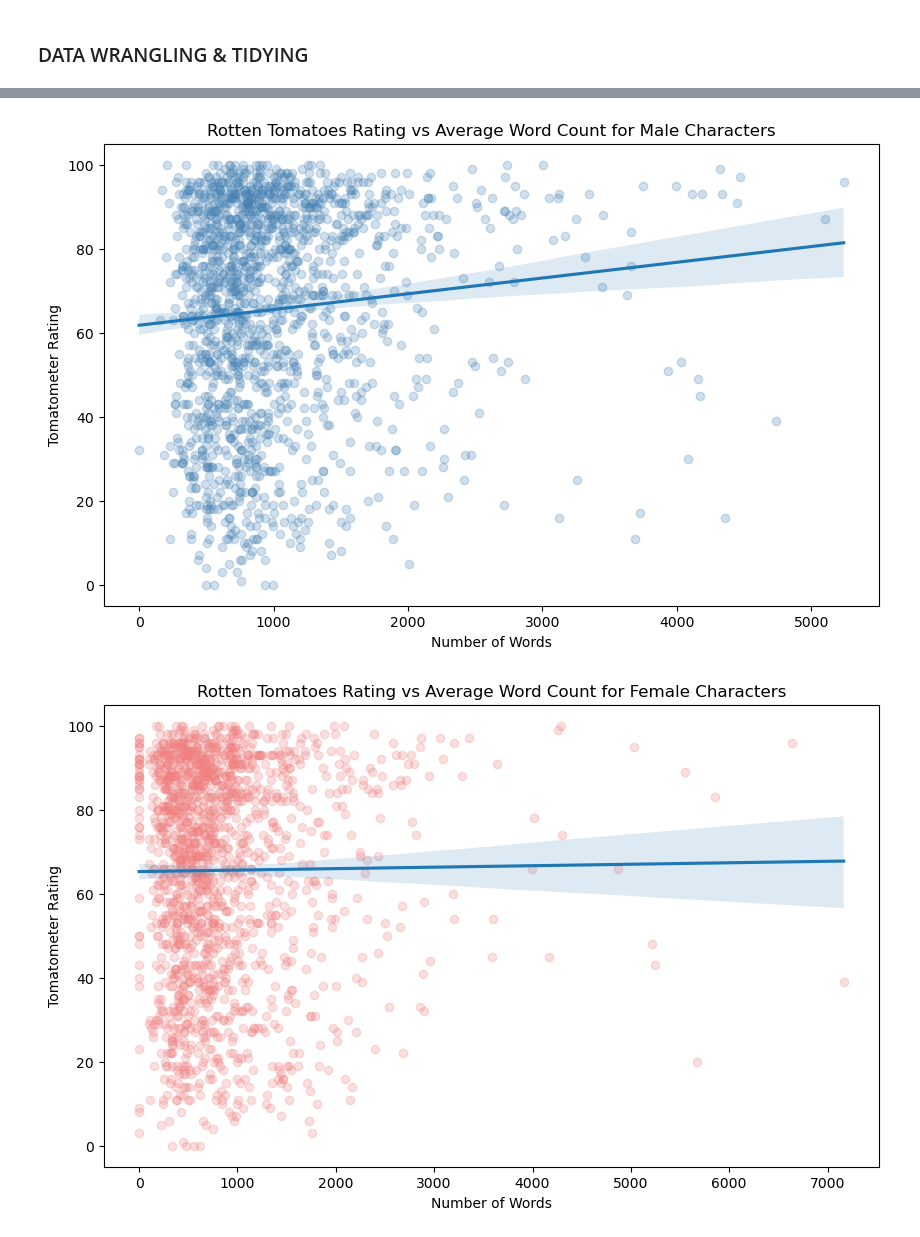
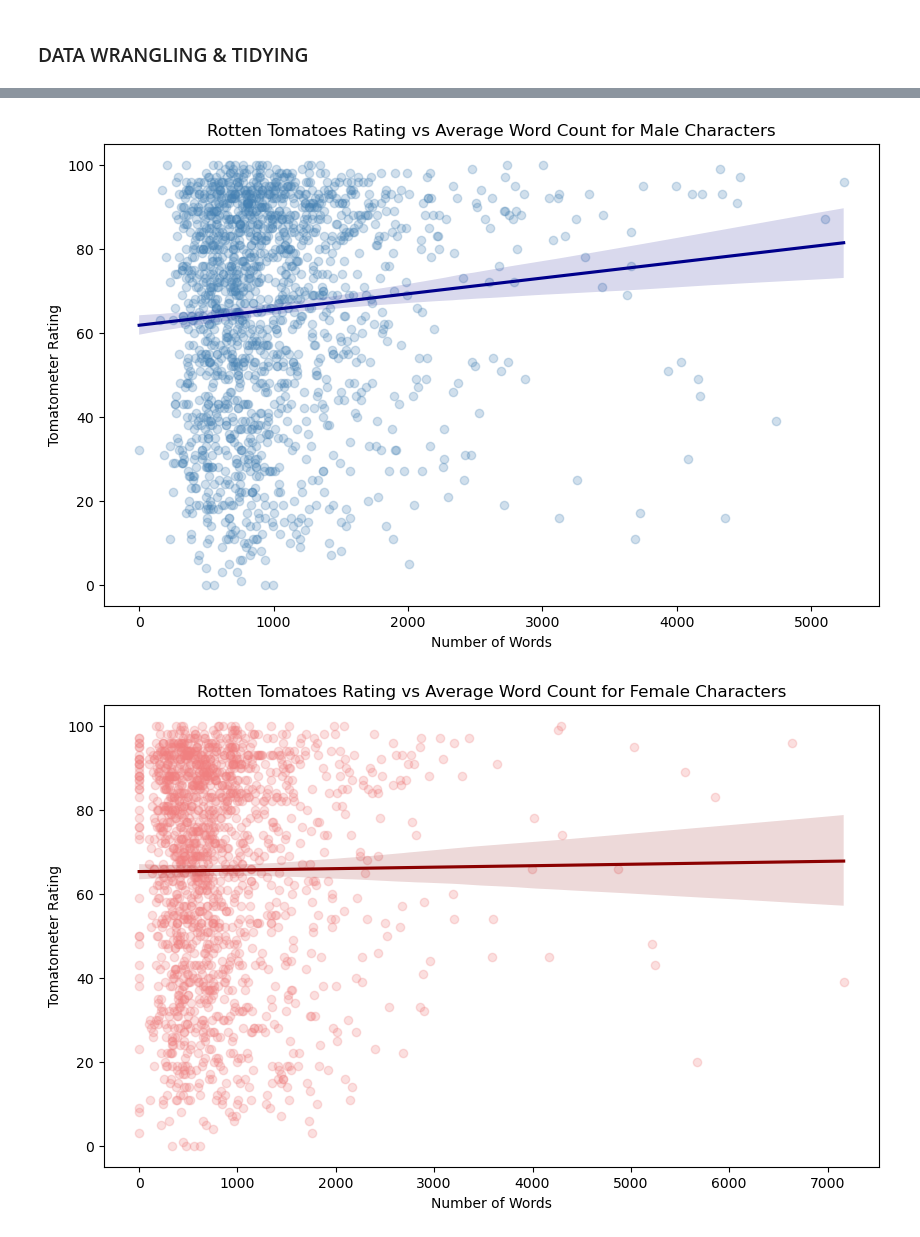
Before and after one commit to stephbc/DATA698_MastersResearchProject, a Jupyter notebook: data1.ipynb, the cells around one changed output, grey strips where cells are left out. Saved outputs shown, nothing was run; the diff lists cells and outputs as text; code cells hidden in the pictures.

```diff
--- a/data1.ipynb
+++ b/data1.ipynb
@@ -65,19 +68,22 @@ pd.set_option("future.no_silent_downcasting", True)
 ### IMPORTS
 # %%
 # The Pudding's script gender analysis dataset:
-
 gender_data = pd.read_csv("pudding/character_list5.csv", header=0, encoding="latin-1")
 script_metadata = pd.read_csv("pudding/meta_data7.csv", header=0, encoding="latin-1")
 
-gender_raw = gender_data.merge(script_metadata, how="left", on="script_id")
+# Merge for movie data
+gender_raw = pd.merge(gender_data, script_metadata, how="left", on="script_id")
 gender = gender_raw[["imdb_character_name", "words", "gender", "age", "title", "year"]].copy()
 
+# Clean
 gender.loc[:, "title"] = gender["title"].str.replace(r'[^A-Za-z0-9 ]', '', regex=True).str.lower().str.strip()
 
+# Handle missing data
 gender["gender"] = gender["gender"].replace("?", np.nan)
 gender["gender"] = gender["gender"].astype("category")
+
+# print(gender["gender"].isnull().sum())
 gender = gender.dropna(subset=["gender"])
-# print(gender["gender"].isnull().sum())
 
 gender = gender.rename(columns={"imdb_character_name": "character"})
 
@@ -125,15 +132,16 @@ dtypes: bool(1), category(1), int64(1), object(1)
 memory usage: 275.5+ KB
 None
 # %%
-# Rotten Tomatoes dataset
+# Rotten Tomatoes dataset:
+rt_raw = pd.read_csv("rt/rotten_tomatoes_movies.csv", header=0)
+rt = rt_raw[["tomatometer_rating", "tomatometer_count", "tomatometer_fresh_critics_count", "tomatometer_rotten_critics_count"]].copy()
 
-rt_raw = pd.read_csv("rt/rotten_tomatoes_movies.csv", header=0)
-rt = rt_raw[["tomatometer_rating", "tomatometer_count", "tomatometer_top_critics_count", "tomatometer_fresh_critics_count", "tomatometer_rotten_critics_count"]].copy()
-
+# Clean data
 rt["title"] = rt_raw["movie_title"].str.replace(r'[^A-Za-z0-9 ]', '', regex=True).str.lower().str.strip()
 rt["year"] = pd.to_datetime(rt_raw["original_release_date"]).dt.year
 rt["tomatometer_status"] = rt_raw["tomatometer_status"].astype("category")
 
 # print(rt.isnull().sum())
+
 print(rt.info())
 # %% [output]
@@ -155,4 +164,23 @@ memory usage: 986.2+ KB
 None
 # %% [markdown]
 ### DATA WRANGLING & TIDYING
+# %%
+# Aggregate & pivot
+film_gender = (
+    gender.groupby(["title", "year", "gender"], observed=True)
+      .agg(total_words=("words", "sum"),
+           num_characters=("character", "count"))
+      .reset_index()
+)
+# print(film_gender.head())
+
+# Pivot for m/f columns
+film_gender = film_gender.pivot(
+    index=["title", "year"],
+    columns="gender",
+    values=["total_words", "num_characters"]
+).fillna(0)
+
+film_gender.columns = ['_'.join(col).strip().lower() for col in film_gender.columns.values]
+film_gender = film_gender.reset_index()
 # %%
@@ -347,0 +373,4 @@ print(acting_summary.head())
+# %%
+# Join on title and year for review data, inner to keep only films with ratings
+gender_rt = pd.merge(film_gender, rt, on=["title", "year"], how="inner")
+print(gender_rt.info())
@@ -439,7 +675,8 @@ sns.regplot(
     data=gender_rt,
     x="avg_male_words",
     y="tomatometer_rating",
-    scatter_kws={"alpha": 0.25, "color": "steelblue"}
+    scatter_kws={"alpha": 0.25, "color": "steelblue"},
+    line_kws={"color": "darkblue"}
 )
 
 plt.title("Rotten Tomatoes Rating vs Average Word Count for Male Characters")
@@ -447,19 +684,20 @@ plt.xlabel("Number of Words")
 plt.ylabel("Tomatometer Rating")
 plt.show()
 # %% [output]
-[figure, old version]
+[figure, new version]
 # %%
 plt.figure(figsize=(10, 6))
 sns.regplot(
     data=gender_rt,
     x="avg_female_words",
     y="tomatometer_rating",
     scatter_kws={"alpha": 0.25, "color": "lightcoral"},
+    line_kws={"color": "darkred"}
 )
 
 plt.title("Rotten Tomatoes Rating vs Average Word Count for Female Characters")
 plt.xlabel("Number of Words")
 plt.ylabel("Tomatometer Rating")
 plt.show()
 # %% [output]
-[figure, old version]
+[figure, new version]
```
Also changed, not shown: parts of 30 cells of this notebook.
